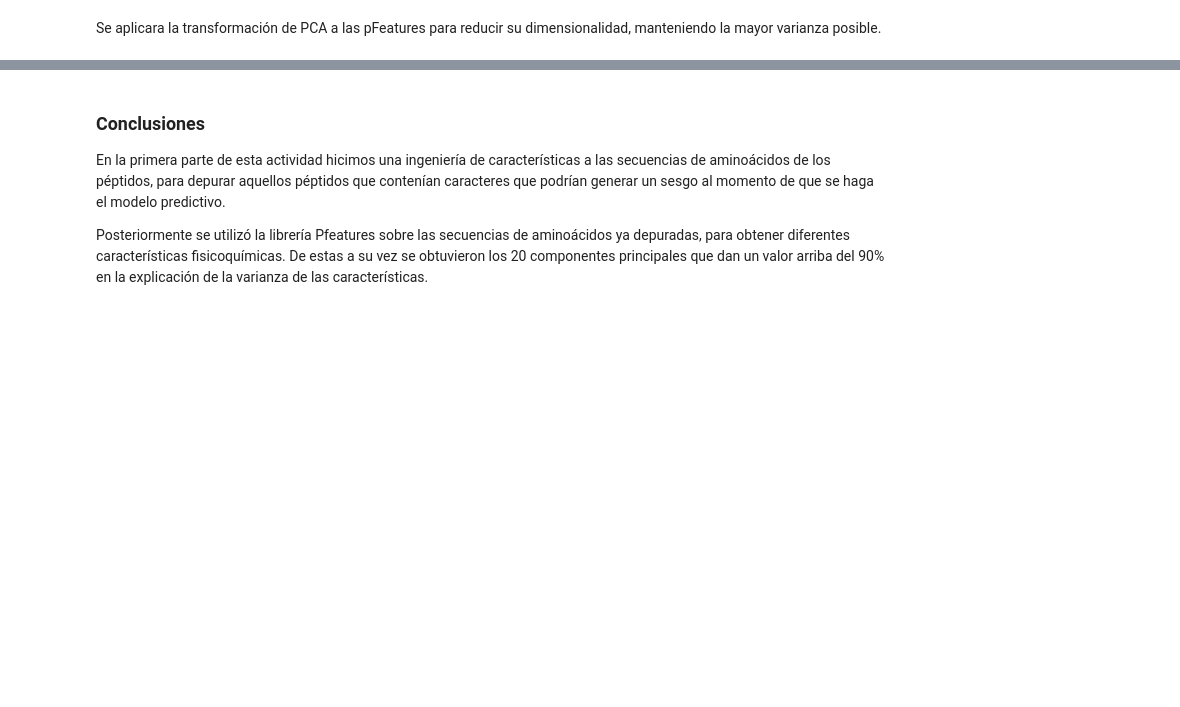
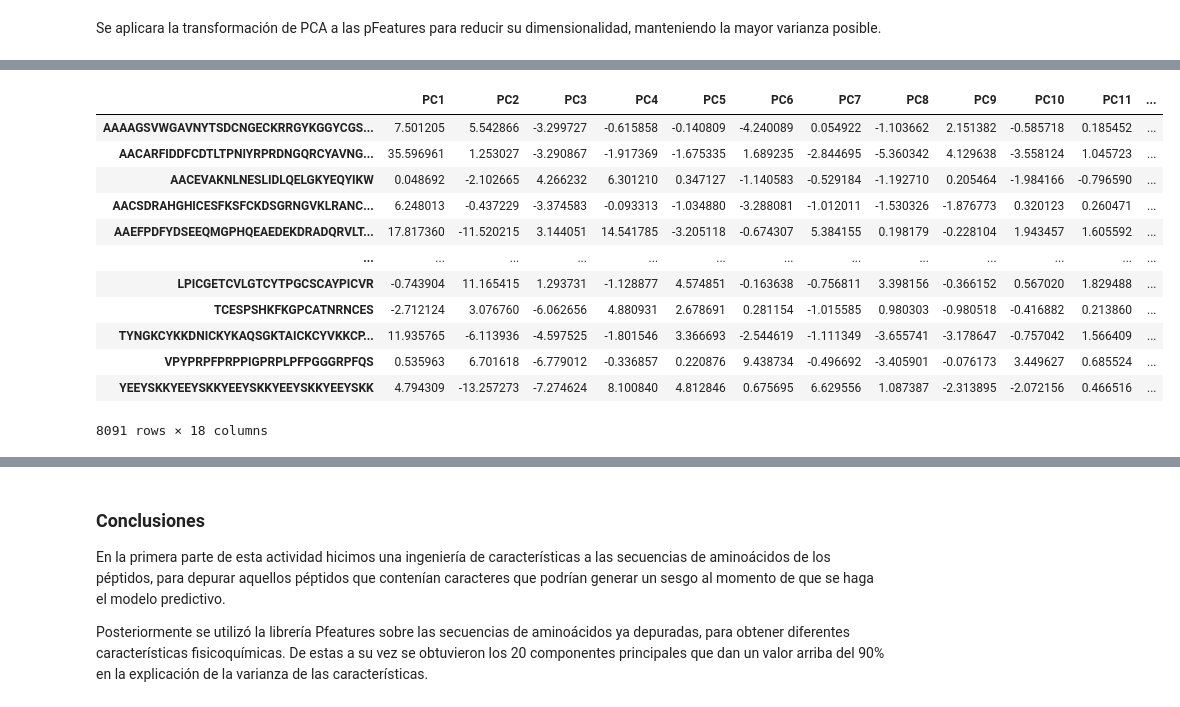
Before and after one commit to A01795375/Proyecto_Integrador_cancer, a Jupyter notebook: notebooks/Avance 2.2.ipynb, the cells around one changed output, grey strips where cells are left out. Saved outputs shown, nothing was run; the diff lists cells and outputs as text; code cells hidden in the pictures; blank space fills up the shorter version.

```diff
--- a/notebooks/Avance 2.2.ipynb
+++ b/notebooks/Avance 2.2.ipynb
@@ -746,2 +759,18 @@ pc_df
+# %%
+pca_pfeatures
+# %% [output]
+|  | PC1 | PC2 | PC3 | PC4 | PC5 | PC6 | PC7 | PC8 | PC9 | PC10 | PC11 | ... |
+| AAAAGSVWGAVNYTSDCNGECKRRGYKGGYCGS... | 7.501205 | 5.542866 | -3.299727 | -0.615858 | -0.140809 | -4.240089 | 0.054922 | -1.103662 | 2.151382 | -0.585718 | 0.185452 | ... |
+| AACARFIDDFCDTLTPNIYRPRDNGQRCYAVNG... | 35.596961 | 1.253027 | -3.290867 | -1.917369 | -1.675335 | 1.689235 | -2.844695 | -5.360342 | 4.129638 | -3.558124 | 1.045723 | ... |
+| AACEVAKNLNESLIDLQELGKYEQYIKW | 0.048692 | -2.102665 | 4.266232 | 6.301210 | 0.347127 | -1.140583 | -0.529184 | -1.192710 | 0.205464 | -1.984166 | -0.796590 | ... |
+| AACSDRAHGHICESFKSFCKDSGRNGVKLRANC... | 6.248013 | -0.437229 | -3.374583 | -0.093313 | -1.034880 | -3.288081 | -1.012011 | -1.530326 | -1.876773 | 0.320123 | 0.260471 | ... |
+| AAEFPDFYDSEEQMGPHQEAEDEKDRADQRVLT... | 17.817360 | -11.520215 | 3.144051 | 14.541785 | -3.205118 | -0.674307 | 5.384155 | 0.198179 | -0.228104 | 1.943457 | 1.605592 | ... |
+| ... | ... | ... | ... | ... | ... | ... | ... | ... | ... | ... | ... | ... |
+| LPICGETCVLGTCYTPGCSCAYPICVR | -0.743904 | 11.165415 | 1.293731 | -1.128877 | 4.574851 | -0.163638 | -0.756811 | 3.398156 | -0.366152 | 0.567020 | 1.829488 | ... |
+| TCESPSHKFKGPCATNRNCES | -2.712124 | 3.076760 | -6.062656 | 4.880931 | 2.678691 | 0.281154 | -1.015585 | 0.980303 | -0.980518 | -0.416882 | 0.213860 | ... |
+| TYNGKCYKKDNICKYKAQSGKTAICKCYVKKCP... | 11.935765 | -6.113936 | -4.597525 | -1.801546 | 3.366693 | -2.544619 | -1.111349 | -3.655741 | -3.178647 | -0.757042 | 1.566409 | ... |
+| VPYPRPFPRPPIGPRPLPFPGGGRPFQS | 0.535963 | 6.701618 | -6.779012 | -0.336857 | 0.220876 | 9.438734 | -0.496692 | -3.405901 | -0.076173 | 3.449627 | 0.685524 | ... |
+| YEEYSKKYEEYSKKYEEYSKKYEEYSKKYEEYSKK | 4.794309 | -13.257273 | -7.274624 | 8.100840 | 4.812846 | 0.675695 | 6.629556 | 1.087387 | -2.313895 | -2.072156 | 0.466516 | ... |
+8091 rows × 18 columns
 # %%
 # Se reducen los componentes principales a 20
```
Also changed, not shown: parts of 7 cells of this notebook, 6 other files.
